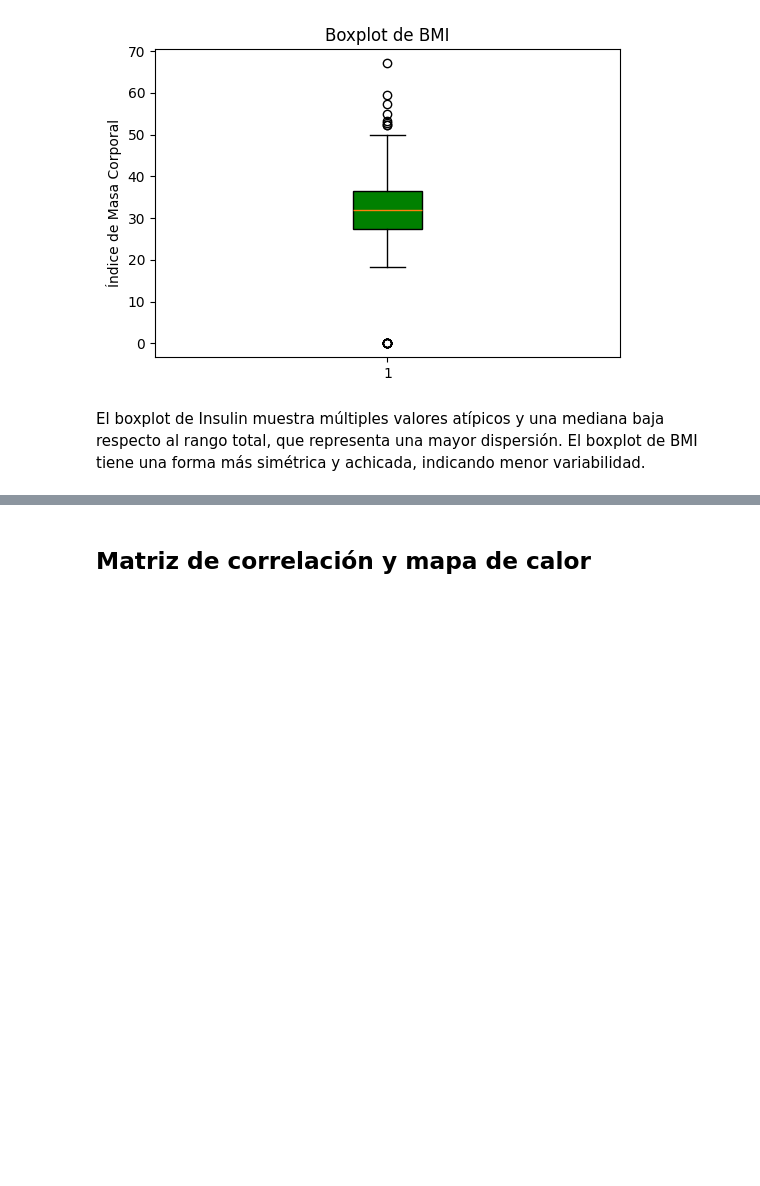
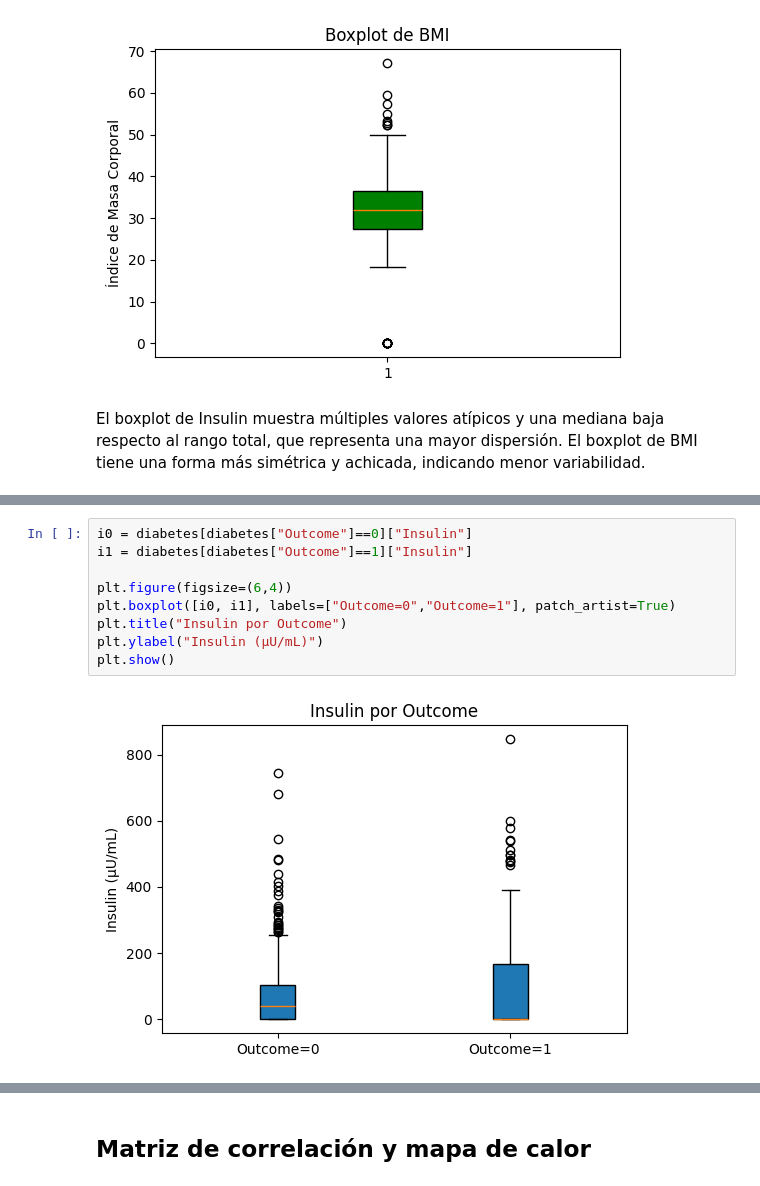
Before and after one commit to SofiaSacoto/LaboratorioGit, a Jupyter notebook: EstadisticaDescriptiva_SofiaSacoto.ipynb, the cells around one changed output, grey strips where cells are left out. Saved outputs shown, nothing was run; the diff lists cells and outputs as text; blank space fills up the shorter version.

```diff
--- a/EstadisticaDescriptiva_SofiaSacoto.ipynb
+++ b/EstadisticaDescriptiva_SofiaSacoto.ipynb
@@ -246,0 +221,11 @@ El boxplot de Insulin muestra múltiples valores atípicos y una mediana baja re
+# %%
+i0 = diabetes[diabetes["Outcome"]==0]["Insulin"]
+i1 = diabetes[diabetes["Outcome"]==1]["Insulin"]
+
+plt.figure(figsize=(6,4))
+plt.boxplot([i0, i1], labels=["Outcome=0","Outcome=1"], patch_artist=True)
+plt.title("Insulin por Outcome")
+plt.ylabel("Insulin (µU/mL)")
+plt.show()
+# %% [output]
+[figure, added]
```
Also changed, not shown: parts of 15 cells of this notebook.
